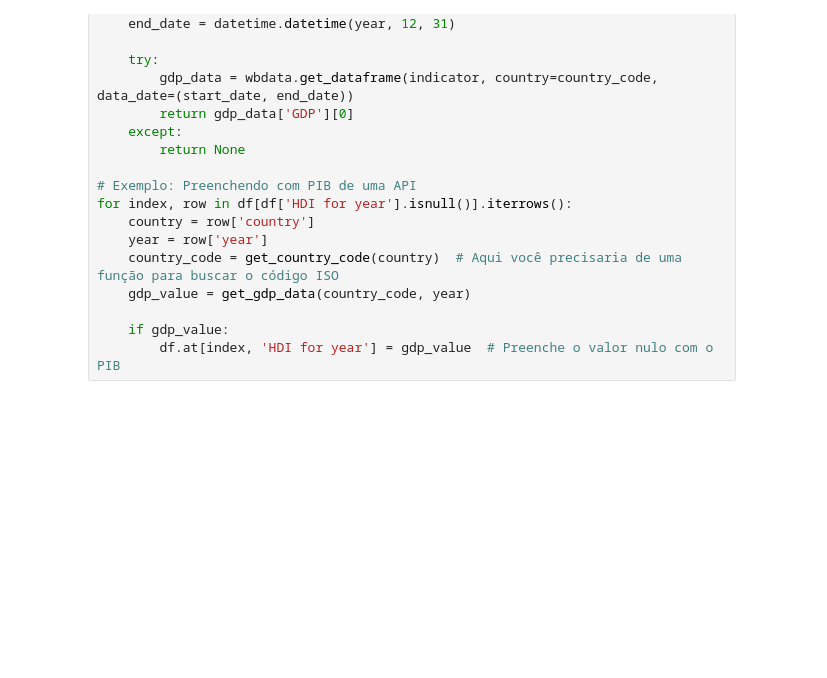
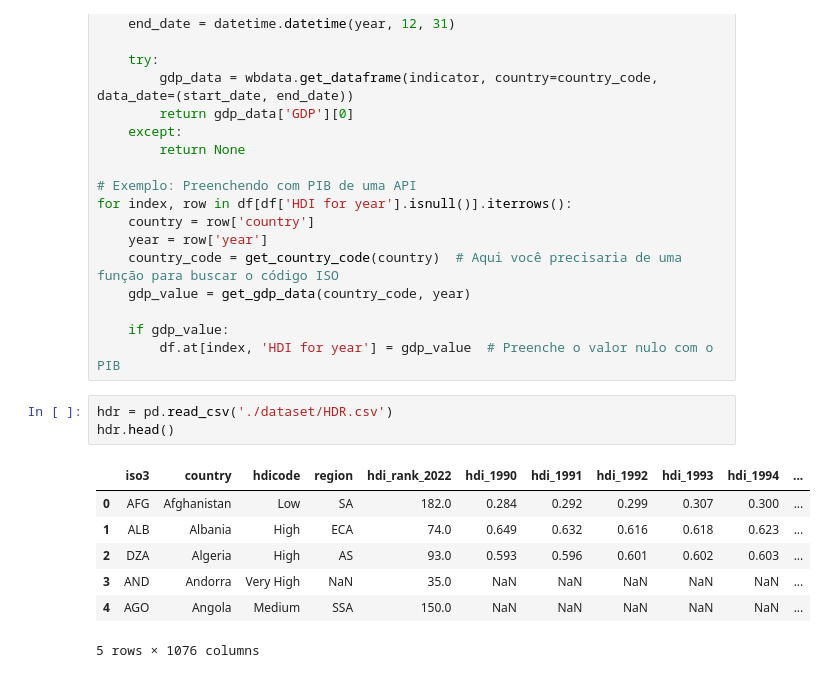
Before and after one commit to Rabittencourt/suicide_rate, a Jupyter notebook: notebook.ipynb, the cells around one changed output. Saved outputs shown, nothing was run; the diff lists cells and outputs as text; blank space fills up the shorter version.

```diff
--- a/notebook.ipynb
+++ b/notebook.ipynb
@@ -152,3 +152,14 @@ for index, row in df[df['HDI for year'].isnull()].iterrows():
 
     if gdp_value:
         df.at[index, 'HDI for year'] = gdp_value  # Preenche o valor nulo com o PIB
+# %%
+hdr = pd.read_csv('./dataset/HDR.csv')
+hdr.head()
+# %% [output]
+|  | iso3 | country | hdicode | region | hdi_rank_2022 | hdi_1990 | hdi_1991 | hdi_1992 | hdi_1993 | hdi_1994 | ... |
+| 0 | AFG | Afghanistan | Low | SA | 182.0 | 0.284 | 0.292 | 0.299 | 0.307 | 0.300 | ... |
+| 1 | ALB | Albania | High | ECA | 74.0 | 0.649 | 0.632 | 0.616 | 0.618 | 0.623 | ... |
+| 2 | DZA | Algeria | High | AS | 93.0 | 0.593 | 0.596 | 0.601 | 0.602 | 0.603 | ... |
+| 3 | AND | Andorra | Very High | NaN | 35.0 | NaN | NaN | NaN | NaN | NaN | ... |
+| 4 | AGO | Angola | Medium | SSA | 150.0 | NaN | NaN | NaN | NaN | NaN | ... |
+5 rows × 1076 columns
```
Also changed, not shown: parts of 5 cells of this notebook, 1 other file.
